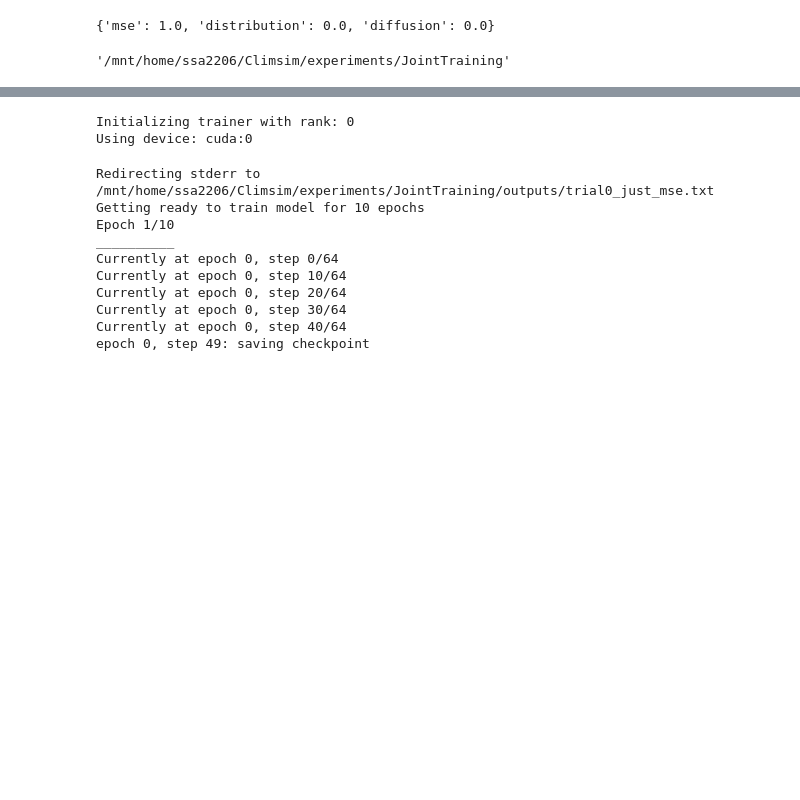
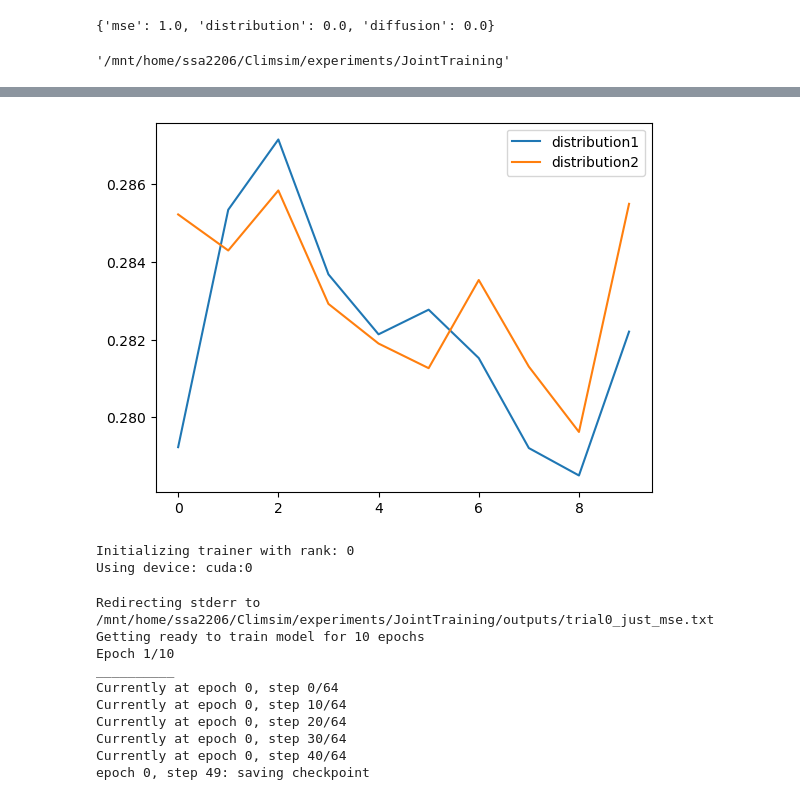
Before and after one commit to SammyAgrawal/diffusion-climsim, a Jupyter notebook: Notebooks/DiffTraining.ipynb, the cells around one changed output, grey strips where cells are left out. Saved outputs shown, nothing was run; the diff lists cells and outputs as text; code cells hidden in the pictures; blank space fills up the shorter version.

```diff
--- a/Notebooks/DiffTraining.ipynb
+++ b/Notebooks/DiffTraining.ipynb
@@ -717,3 +781,12 @@ train_comparison(model, model2, optimizer, optimizer2, tconfig.loss_weights, tco
+# %%
+#plt.plot(losses_1['mse'], label='mse1')
+plt.plot(log_data['mse_only_losses']['distribution'][-10:], label='distribution1')
+#plt.plot(losses_2['mse'], label='mse2')
+plt.plot(log_data['dist_losses']['distribution'][-10:], label='distribution2')
+plt.legend()
+plt.show()
+# %% [output]
+[figure, added]
 # %%
 trainer = tru.ClimsimTrainer(model, dataloaders, loss_fn, optimizer,
                    tconfig, base_dir, use_distribution_loss, use_diffusion_loss, rank=0)
```
Also changed, not shown: parts of 16 cells of this notebook, 8 other files.
